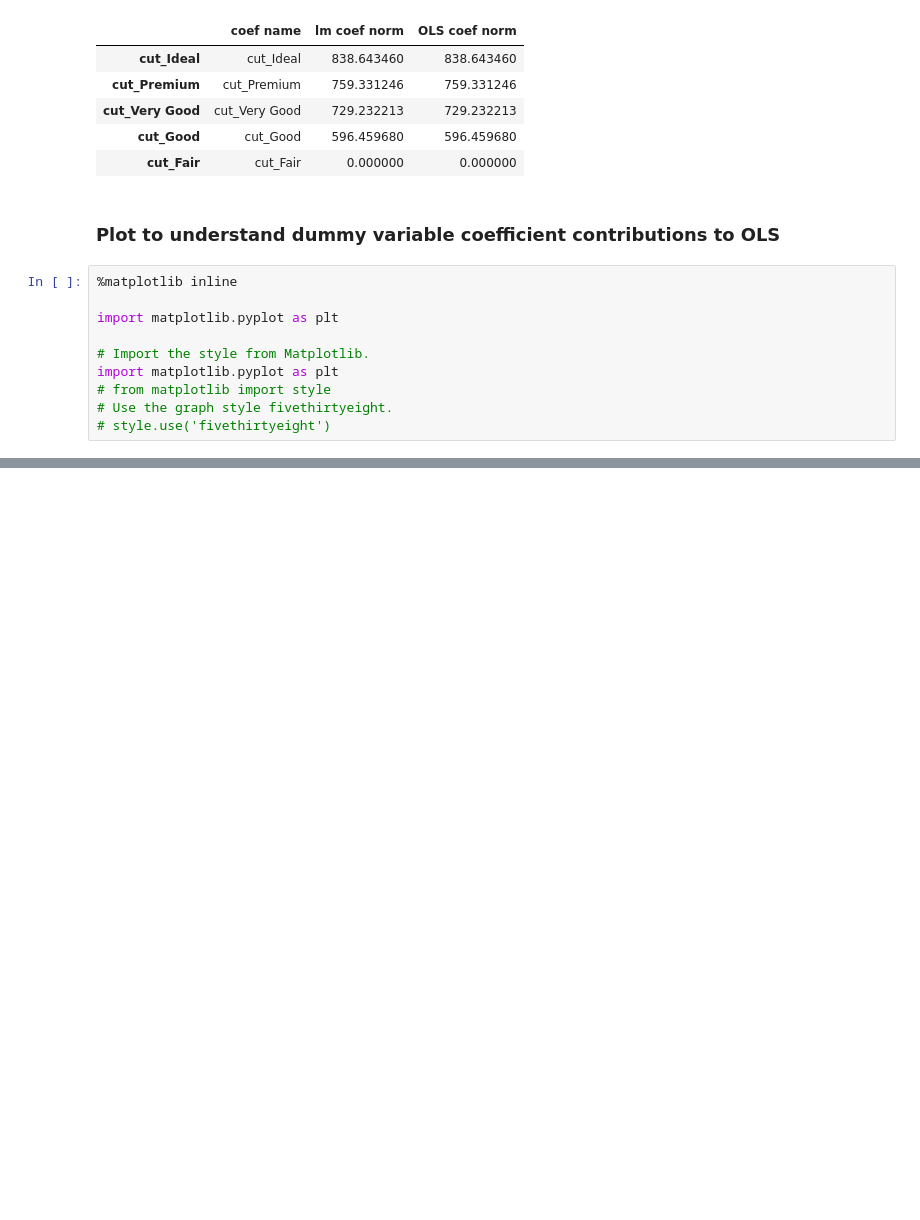
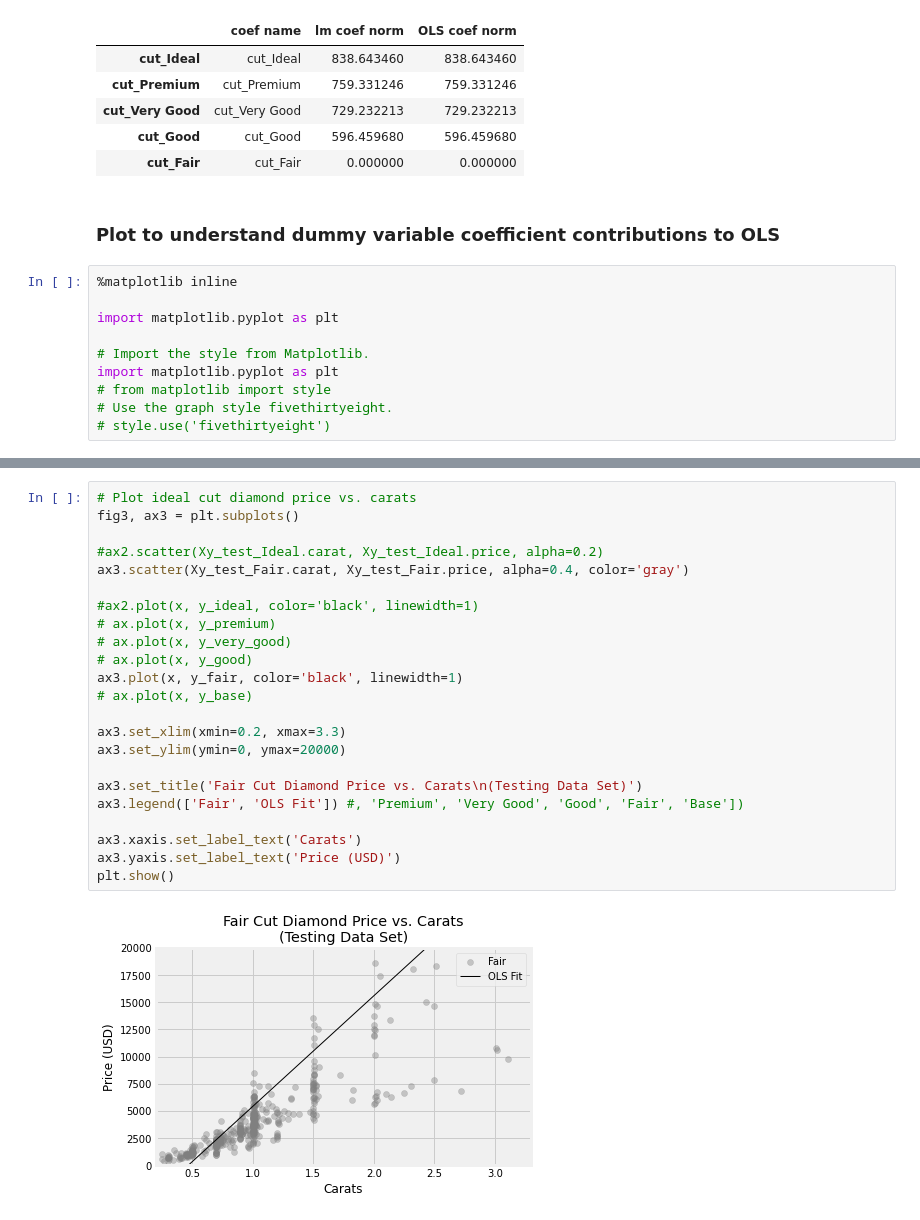
Before and after one commit to telwoo/final-project, a Jupyter notebook: import_provisional_data.ipynb, the cells around one changed output, grey strips where cells are left out. Saved outputs shown, nothing was run; the diff lists cells and outputs as text; blank space fills up the shorter version.

```diff
--- a/import_provisional_data.ipynb
+++ b/import_provisional_data.ipynb
@@ -451,0 +580,25 @@ plt.show()
+# %%
+# Plot ideal cut diamond price vs. carats
+fig3, ax3 = plt.subplots()
+
+#ax2.scatter(Xy_test_Ideal.carat, Xy_test_Ideal.price, alpha=0.2)
+ax3.scatter(Xy_test_Fair.carat, Xy_test_Fair.price, alpha=0.4, color='gray')
+
+#ax2.plot(x, y_ideal, color='black', linewidth=1)
+# ax.plot(x, y_premium)
+# ax.plot(x, y_very_good)
+# ax.plot(x, y_good)
+ax3.plot(x, y_fair, color='black', linewidth=1)
+# ax.plot(x, y_base)
+
+ax3.set_xlim(xmin=0.2, xmax=3.3)
+ax3.set_ylim(ymin=0, ymax=20000)
+
+ax3.set_title('Fair Cut Diamond Price vs. Carats\n(Testing Data Set)')
+ax3.legend(['Fair', 'OLS Fit']) #, 'Premium', 'Very Good', 'Good', 'Fair', 'Base'])
+
+ax3.xaxis.set_label_text('Carats')
+ax3.yaxis.set_label_text('Price (USD)')
+plt.show()
+# %% [output]
+[figure, added]
```
Also changed, not shown: parts of 8 cells of this notebook.
